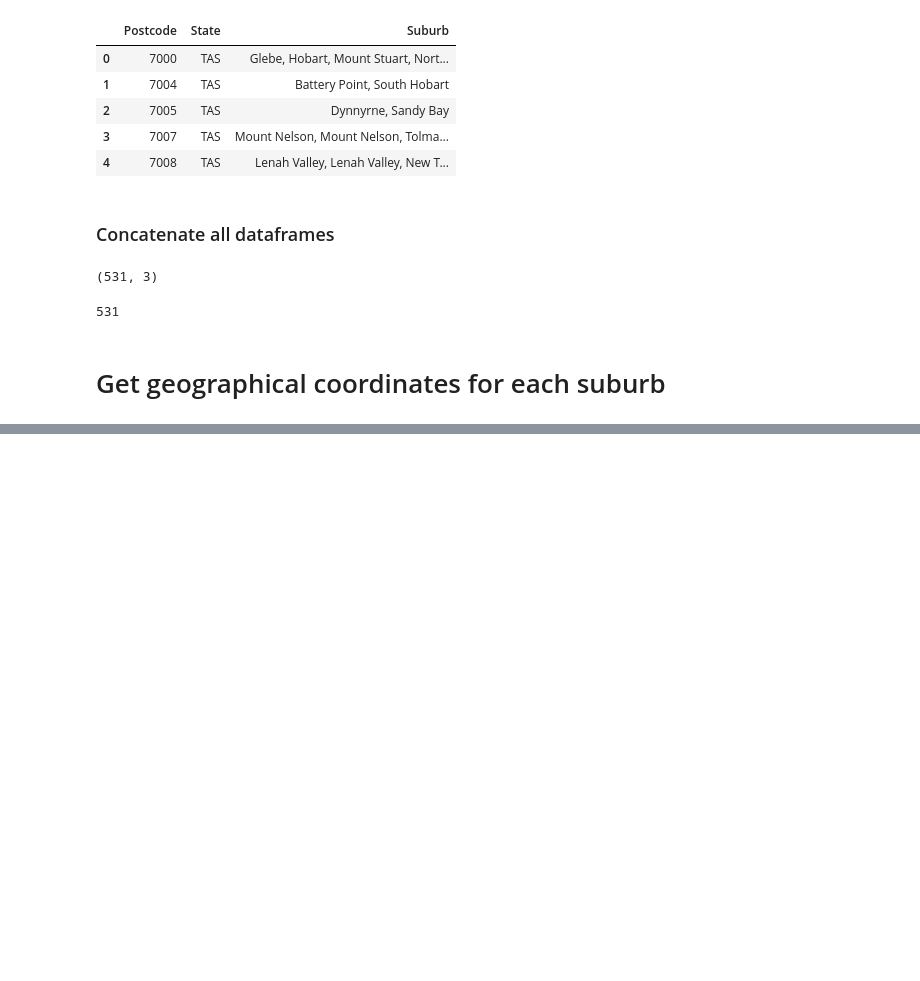
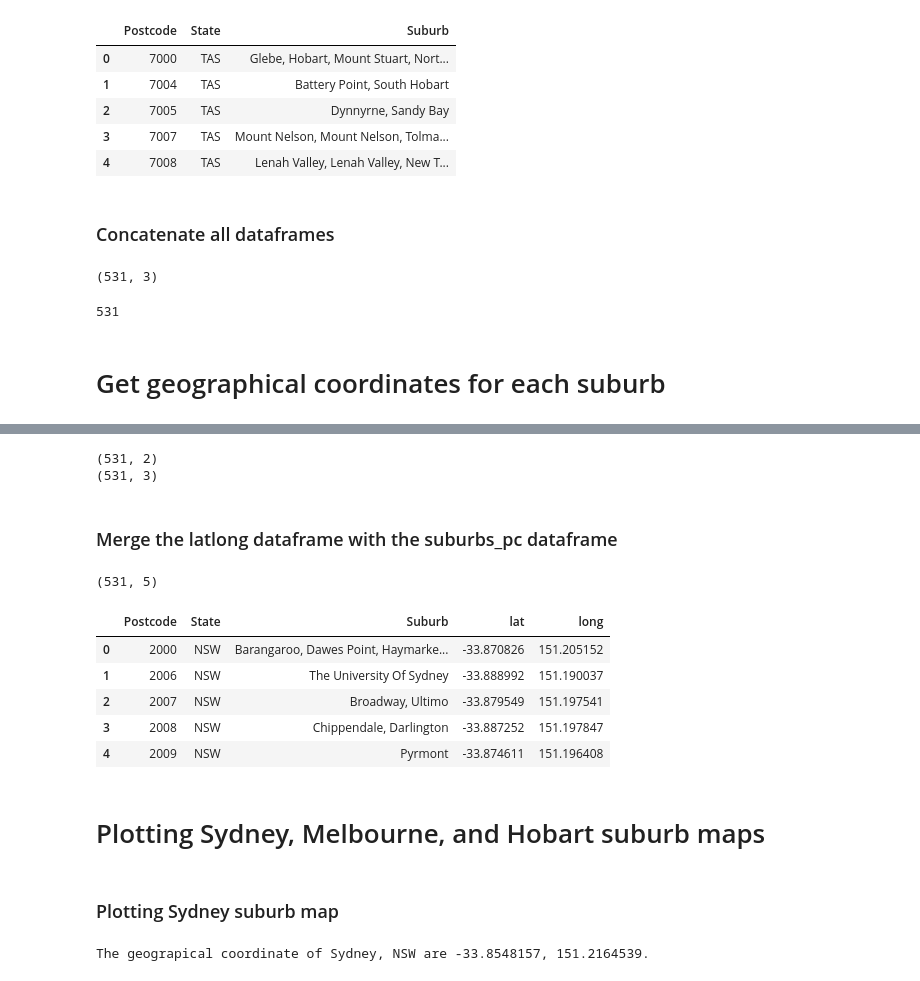
Before and after one commit to jasontran600/IBM_data_science_captstone_project, a Jupyter notebook: Melbourne_Sydney_Tasmania_migration_project/interstate_migration_project.ipynb, the cells around one changed output, grey strips where cells are left out. Drawn from its saved outputs; the diff is of its cells as text; code cells hidden in the pictures; blank space fills up the shorter version.

```diff
--- a/Melbourne_Sydney_Tasmania_migration_project/interstate_migration_project.ipynb
+++ b/Melbourne_Sydney_Tasmania_migration_project/interstate_migration_project.ipynb
@@ -183,0 +340,43 @@ KeyboardInterrupt:
+# %%
+# Geospatial coordinates for Melbourne suburbs
+latlong_melb = get_latlong(melb_pc)
+# %%
+# Geospatial coordinates for Hobart suburbs
+latlong_hob = get_latlong(hob_pc)
+# %%
+latlong_all = pd.concat([latlong_syd, latlong_melb, latlong_hob], axis=0, sort=False, ignore_index=True)
+
+print(latlong_all.shape)
+print(suburbs_pc.shape)
+# %% [output]
+(531, 2)
+(531, 3)
+# %% [markdown]
+### Merge the latlong dataframe with the suburbs_pc dataframe
+# %%
+aus_suburbs = pd.concat([suburbs_pc, latlong_all], axis=1)
+aus_suburbs.shape
+# %% [output]
+(531, 5)
+# %%
+aus_suburbs.head(5)
+# %% [output]
+|  | Postcode | State | Suburb | lat | long |
+| 0 | 2000 | NSW | Barangaroo, Dawes Point, Haymarke... | -33.870826 | 151.205152 |
+| 1 | 2006 | NSW | The University Of Sydney | -33.888992 | 151.190037 |
+| 2 | 2007 | NSW | Broadway, Ultimo | -33.879549 | 151.197541 |
+| 3 | 2008 | NSW | Chippendale, Darlington | -33.887252 | 151.197847 |
+| 4 | 2009 | NSW | Pyrmont | -33.874611 | 151.196408 |
+# %% [markdown]
+# Plotting Sydney, Melbourne, and Hobart suburb maps
+# %% [markdown]
+### Plotting Sydney suburb map
+# %%
+address = "Sydney, New South Wales"
+geolocator = Nominatim(user_agent="my-application")
+location = geolocator.geocode(address)
+latitude = location.latitude
+longitude = location.longitude
+print('The geograpical coordinate of Sydney, NSW are {}, {}.'.format(latitude, longitude))
+# %% [output]
+The geograpical coordinate of Sydney, NSW are -33.8548157, 151.2164539.
```
Also changed, not shown: parts of 33 cells of this notebook.
